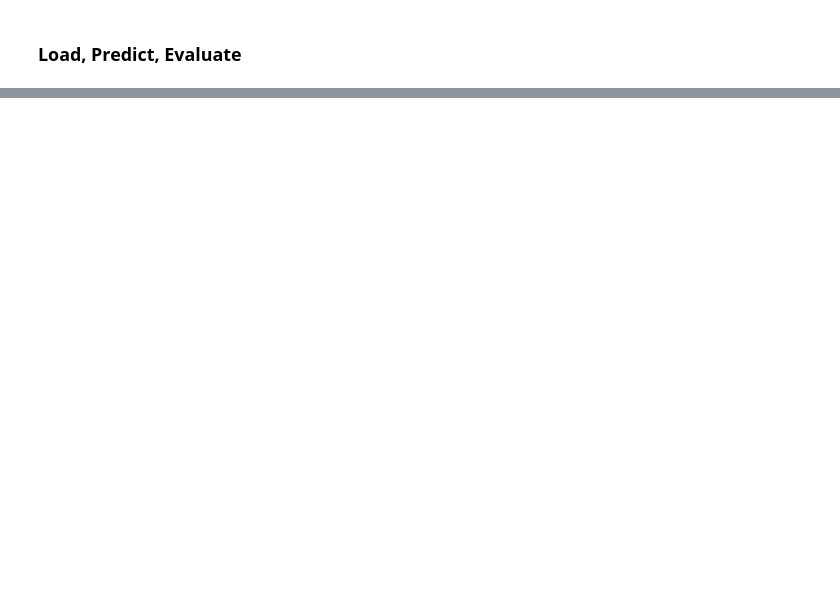
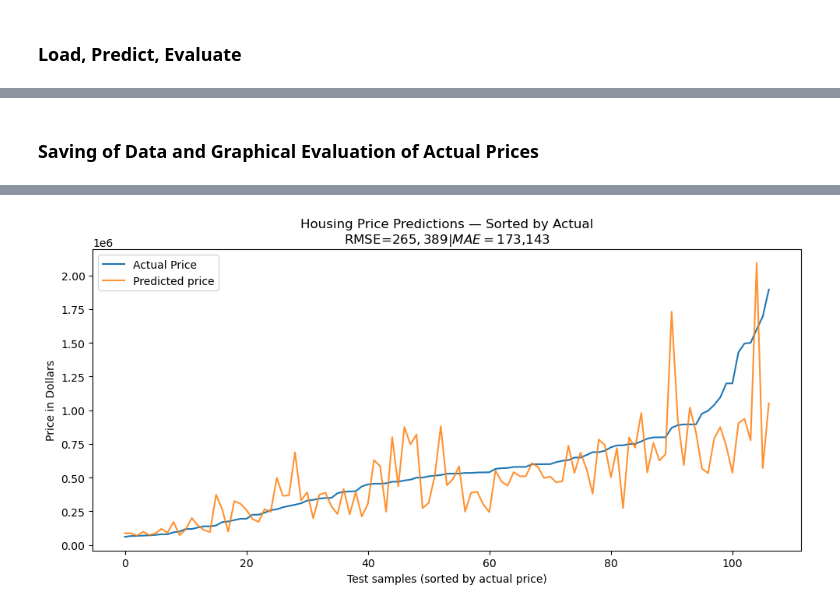
Before and after one commit to pfelker13/housing-price-predictor, a Jupyter notebook: model.ipynb, the cells around one changed output, grey strips where cells are left out. Saved outputs shown, nothing was run; the diff lists cells and outputs as text; code cells hidden in the pictures; blank space fills up the shorter version.

```diff
--- a/model.ipynb
+++ b/model.ipynb
@@ -258,5 +409,16 @@ img_array = img_array.astype("float32") / 255
 #### Do split
 # %%
 
-x, y = to_xy(df, 'price')
+# before split, apply logarithmic data to the price
+# We are doing this so that the model doesn't unfairly skew itself towards the very few but ludicrously priced expensive housing
+#fun fact, log1p is used so we can safely handle the unlikely case of a 0 dollar house
+df['price_log'] = np.log1p(df['price'])
+
+# split uses logarithm of the price as the target
+x, y = to_xy(df.drop(columns=['price']), 'price_log')
+
+#x, y = to_xy(df, 'price')
 x_train, x_test,img_train, img_test, y_train, y_test = train_test_split(x,img_array, y, test_size=0.20, random_state=42)
+
+print(x.shape)
+print(y.shape)
@@ -320,0 +548,41 @@ plt.close()
+# %% [markdown]
+### Saving of Data and Graphical Evaluation of Actual Prices
+# %%
+
+#Some imports to keep the cell modular
+import matplotlib.pyplot as plt
+from sklearn.metrics import mean_squared_error, mean_absolute_error
+import os
+
+model.load_weights(os.path.join(full_path, 'best_weights.keras'))
+prediction = model.predict([x_test, img_test]).ravel() # ravel to flatten the array
+
+y_test_actual = np.expm1(y_test) #converting to actual dollar pricing
+y_pred_actual = np.expm1(prediction) # ditto
+
+RMSE_DOLLARS = np.sqrt(mean_squared_error(y_test_actual, y_pred_actual))
+MAE_DOLLARS = mean_absolute_error(y_test_actual, y_pred_actual)
+
+
+## Writes info to the text file
+# TODO: Make sure this doesn't break text file formatting
+with open(os.path.join(full_path, 'regression-metrics.txt'), 'w') as f:
+    f.write(f"RMSE (dollars): {RMSE_DOLLARS}\n")
+    f.write(f"MAE  (dollars): {MAE_DOLLARS}\n")
+    f.write(f"Root Mean Squared Error (Raw): {score}\n") #Needs to be written here to not get overwritten
+
+
+order = np.argsort(y_test_actual) #sorting data sequentially by price
+x_axis = np.arange(len(order)) # Check if this is right later
+plt.figure(figsize=(10,5))
+plt.plot(x_axis, y_test_actual[order], label = 'Actual Price')
+plt.plot(x_axis, y_pred_actual[order], label='Predicted price', alpha=0.85)
+plt.xlabel('Test samples (sorted by actual price)')
+plt.ylabel('Price in Dollars')
+plt.title(f'Housing Price Predictions — Sorted by Price\nRMSE=${RMSE_DOLLARS:,.0f} | MAE=${MAE_DOLLARS:,.0f}') #I hate floating points sometimes
+plt.legend()
+plt.tight_layout()
+plt.savefig(os.path.join(full_path, 'lift-chart-acutal-price.png'))
+plt.show()
+plt.close()
+# %% [output]
@@ -321,3 +590,4 @@ plt.close()
+[figure, added]
 # %%
 print(f"y_test shape: {y_test.shape}")
 print(f"prediction shape: {prediction.shape}")
```
Also changed, not shown: parts of 13 cells of this notebook, 7 other files.
